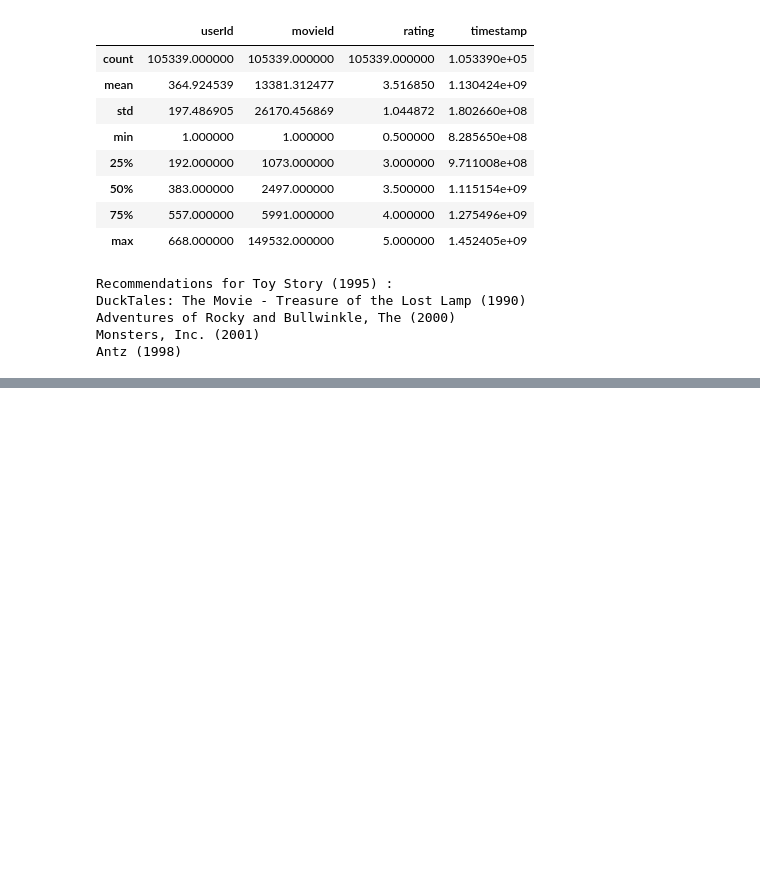
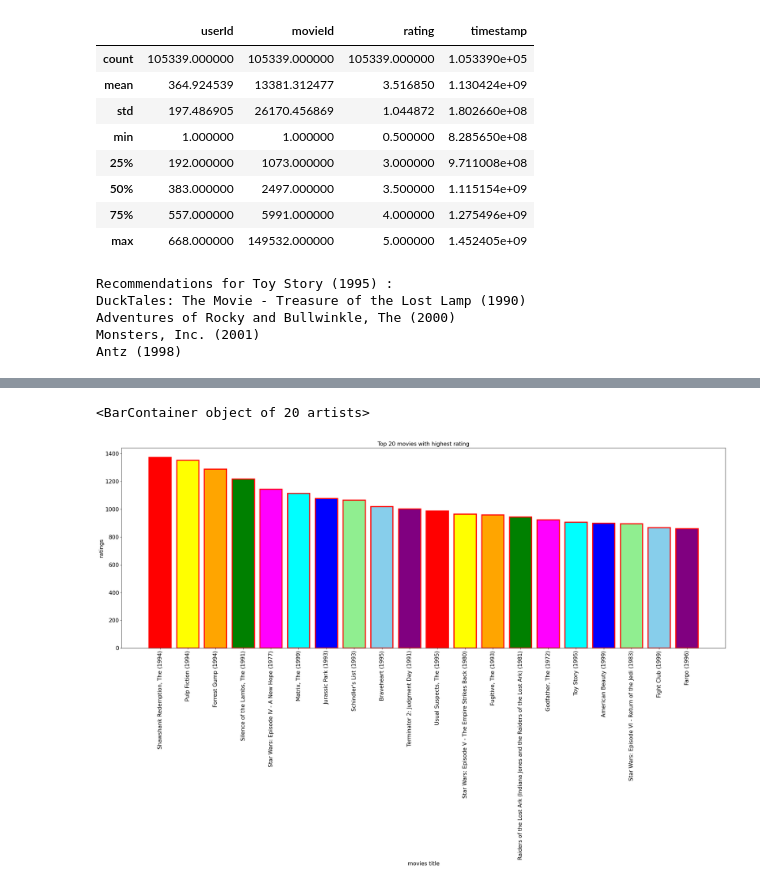
Before and after one commit to waqarmm/AI-Labs, a Jupyter notebook: knn_Movie_Recommendation.ipynb, the cells around one changed output, grey strips where cells are left out. Drawn from its saved outputs; the diff is of its cells as text; code cells hidden in the pictures; blank space fills up the shorter version.

```diff
--- a/knn_Movie_Recommendation.ipynb
+++ b/knn_Movie_Recommendation.ipynb
@@ -127,0 +137,3 @@ plt.show()
+# %%
+df=pd.merge(ratings,movies, how='left',on='movieId')
+df.head()
@@ -127,0 +147,4 @@ plt.show()
+# %%
+df1=df.groupby(['title'])[['rating']].sum()
+high_rated=df1.nlargest(20,'rating')
+high_rated.head()
@@ -127,0 +159,12 @@ plt.show()
+# %%
+plt.figure(figsize=(30,10))
+plt.title('Top 20 movies with highest rating',fontsize=15)
+colors=['red','yellow','orange','green','magenta','cyan','blue','lightgreen','skyblue','purple']
+plt.ylabel('ratings',fontsize=15)
+plt.xticks(fontsize=15,rotation=90)
+plt.xlabel('movies title',fontsize=15)
+plt.yticks(fontsize=15)
+plt.bar(high_rated.index,high_rated['rating'],linewidth=3,edgecolor='red',color=colors)
+# %% [output]
+<BarContainer object of 20 artists>
+[figure, added]
```
Also changed, not shown: parts of 6 cells of this notebook.
